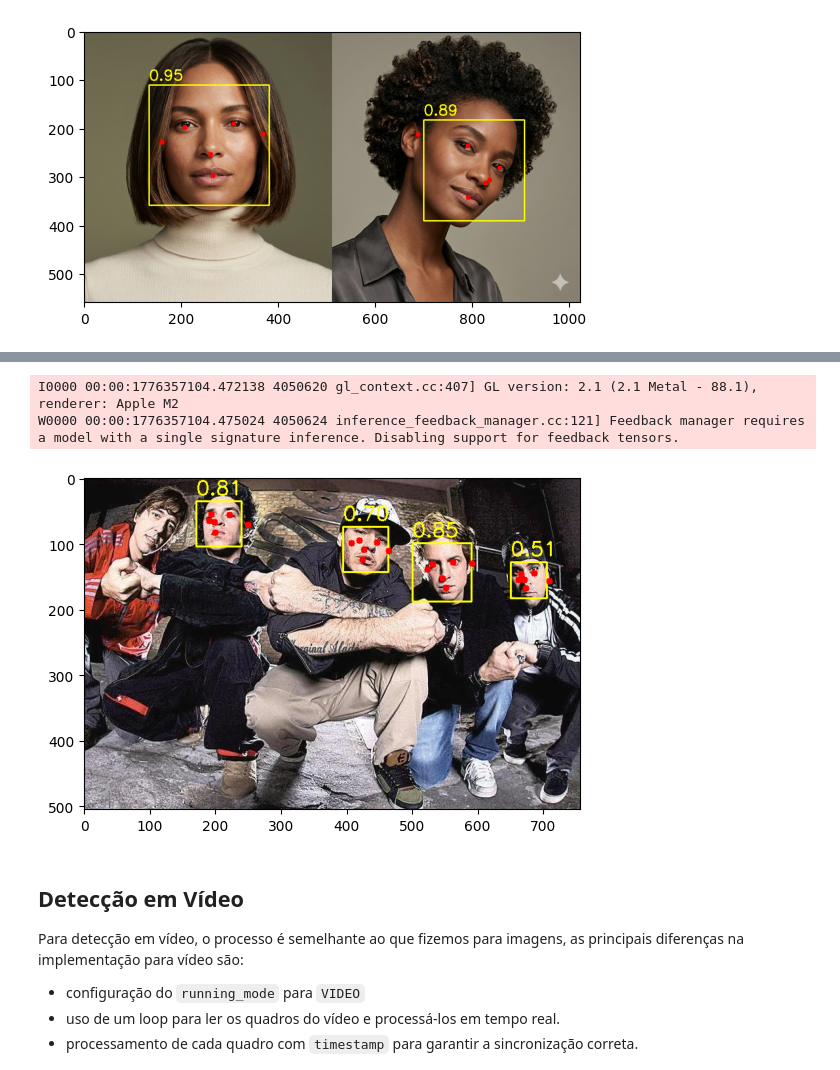
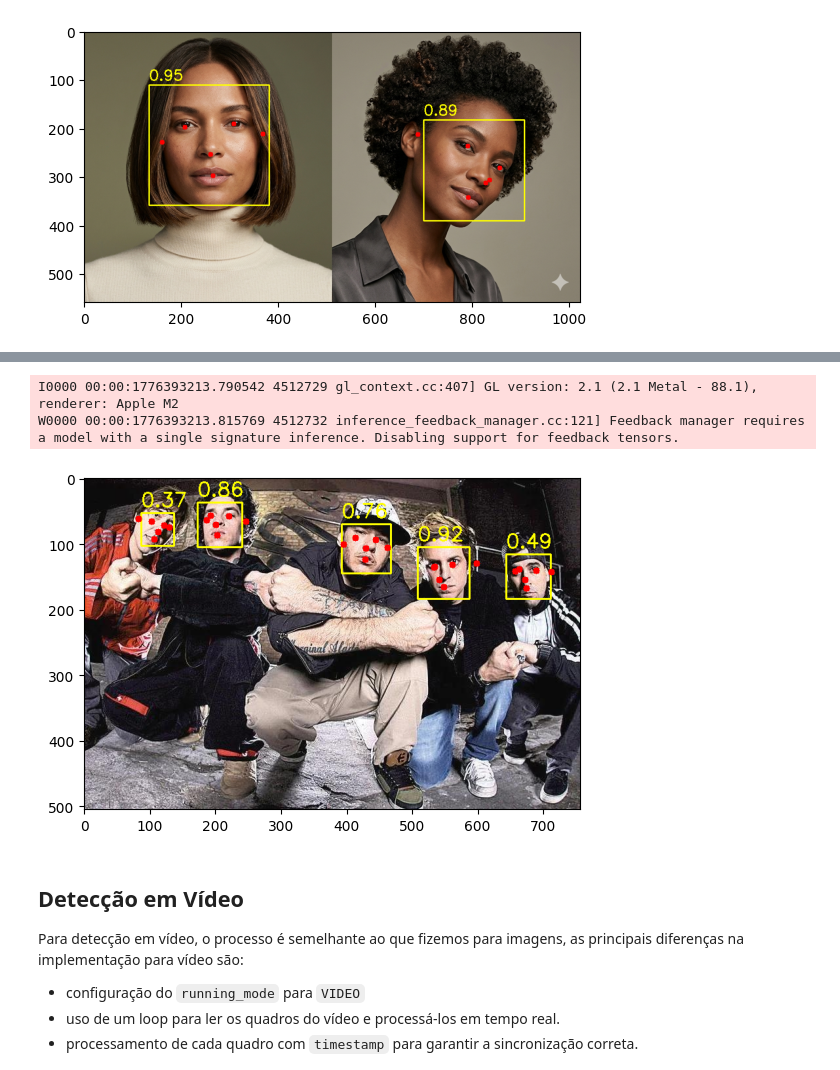
Before and after one commit to arnaldojr/cognitivecomputing, a Jupyter notebook: material/aulas/PDI/lab17/mediapipe.ipynb, the cells around one changed output, grey strips where cells are left out. Cells and saved outputs as stored; diff of their text form; code cells hidden in the pictures.

```diff
--- a/material/aulas/PDI/lab17/mediapipe.ipynb
+++ b/material/aulas/PDI/lab17/mediapipe.ipynb
@@ -331,0 +330,29 @@ Altere o código para determinar qual das faces da imagem está olhando para cam
+# %%
+import numpy as np
+
+
+def calcular_inclinacao_olhos(keypoints):
+    olho_esq = keypoints[0]
+    olho_dir = keypoints[1]
+
+    dx = olho_dir.x - olho_esq.x
+    dy = olho_dir.y - olho_esq.y
+
+    inclinacao = np.degrees(np.arctan2(dy, dx))
+    return inclinacao
+
+# calcula inclinaçao da cabeça e retorna o valor da inclinação em torno de zero graus, onde valores positivos indicam inclinação para a direita e valores negativos indicam inclinação para a esquerda
+def calcular_inclinacao(keypoints):
+    # vamos pegar os keypoints da boca e do nariz para calcular a inclinação da cabeça
+    nariz = keypoints[2]  # Supondo que o keypoint 1 seja o nariz
+    boca = keypoints[3]  # Supondo que o keypoint 2 seja a boca
+
+
+    #valor da inclinação em torno de zero graus, onde valores positivos indicam inclinação para a direita e valores negativos indicam inclinação para a esquerda
+    inclinacao = np.arctan2(boca.y - nariz.y, boca.x - nariz.x) * (180.0 / np.pi)  # Convertendo para graus
+    # ajuste para que a inclinação seja em torno de zero graus, onde valores positivos indicam inclinação para a direita e valores negativos indicam inclinação para a esquerda
+    inclinacao = inclinacao - 90  # Ajustando para que a inclinação seja
+
+
+
+    return inclinacao
@@ -489,45 +584,45 @@ FaceDetectorOptions = mp.tasks.vision.FaceDetectorOptions
 RunningMode = mp.tasks.vision.RunningMode
 
 # Define o caminho do modelo que queremos usar
-model_path = "models/blaze_face_full_range.tflite"
+model_path = "models/blaze_face_full_range_sparse.tflite"
 
 # Configuração do detector
 options = FaceDetectorOptions(
     base_options=BaseOptions(model_asset_path=model_path),
     running_mode=RunningMode.IMAGE,  # ou RunningMode.VIDEO ou RunningMode.LIVE_STREAM
-    min_detection_confidence=0.4,  # mais permissivo para teste
+    min_detection_confidence=0.3,  # mais permissivo para teste
 
 )
 
 # Cria o detector
 with FaceDetector.create_from_options(options) as detector:
 
     detection_result = detector.detect(mp_image)
 
     for detection in detection_result.detections:
         bbox = detection.bounding_box
         start_point = (int(bbox.origin_x), int(bbox.origin_y))
         end_point = (int(bbox.origin_x + bbox.width), int(bbox.origin_y + bbox.height))
         cv2.rectangle(image_rgb, start_point, end_point, (255, 255, 0), 2)
 
         # Adicionando o score de confiança
         score = detection.categories[0].score
         label = f"{score:.2f}"
         cv2.putText(image_rgb, label, (start_point[0], start_point[1] - 10), cv2.FONT_HERSHEY_SIMPLEX, 1, (255, 255, 0), 2)
 
 
         # Adicionando os keypoints básicos
         for keypoint in detection.keypoints:
             keypoint_x = int(keypoint.x * w)
             keypoint_y = int(keypoint.y * h)
             cv2.circle(image_rgb, (keypoint_x, keypoint_y), 5, (255, 0, 0), -1)  # Desenhando um círculo para cada keypoint
 
     plt.imshow(image_rgb)
     plt.show()
 # %% [output]
-I0000 00:00:1776357104.472138 4050620 gl_context.cc:407] GL version: 2.1 (2.1 Metal - 88.1), renderer: Apple M2
-W0000 00:00:1776357104.475024 4050624 inference_feedback_manager.cc:121] Feedback manager requires a model with a single signature inference. Disabling support for feedback tensors.
+I0000 00:00:1776393213.790542 4512729 gl_context.cc:407] GL version: 2.1 (2.1 Metal - 88.1), renderer: Apple M2
+W0000 00:00:1776393213.815769 4512732 inference_feedback_manager.cc:121] Feedback manager requires a model with a single signature inference. Disabling support for feedback tensors.
-[figure, old version]
+[figure, new version]
 # %% [markdown]
 ## Detecção em Vídeo
 
```
Also changed, not shown: parts of 3 cells of this notebook, 1 other file.
